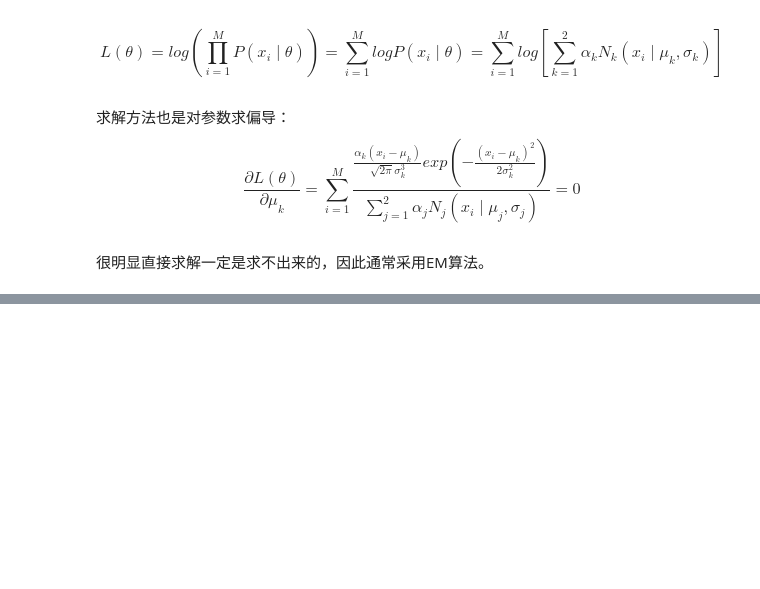
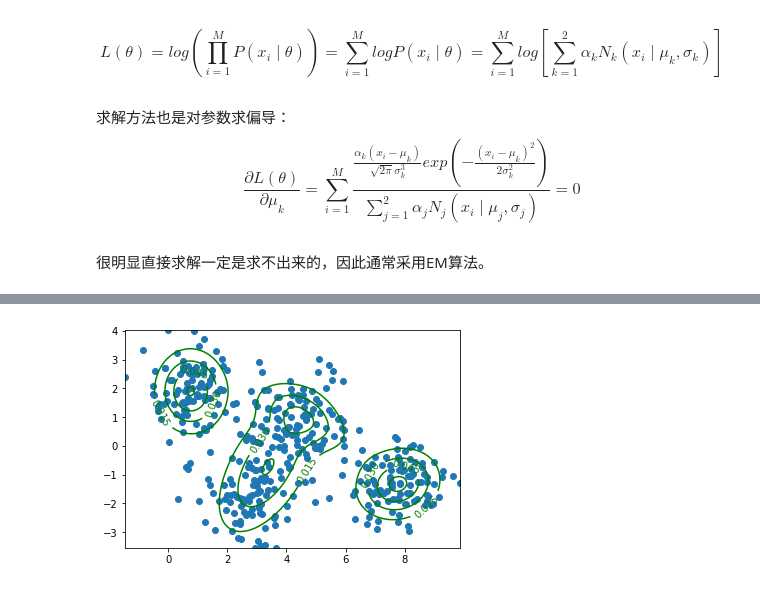
Before and after one commit to jingmengzhiyue/Common-machine-learning-algorithms, a Jupyter notebook: Python/Gaussian Mixture Model.ipynb, the cells around one changed output, grey strips where cells are left out. Drawn from its saved outputs; the diff is of its cells as text; code cells hidden in the pictures; blank space fills up the shorter version.

```diff
--- a/Python/Gaussian Mixture Model.ipynb
+++ b/Python/Gaussian Mixture Model.ipynb
@@ -118,0 +404,6 @@ $$
+# %%
+gmm = GMMCluster(verbose=False,n_iter=200,n_components=4,tol=1e-5)
+gmm.fit(X)
+plot_contourf(X,gmm.predict_sample_generate_proba,lines=5)
+# %% [output]
+[figure, added]
```
Also changed, not shown: parts of 39 cells of this notebook, 1 other file.
